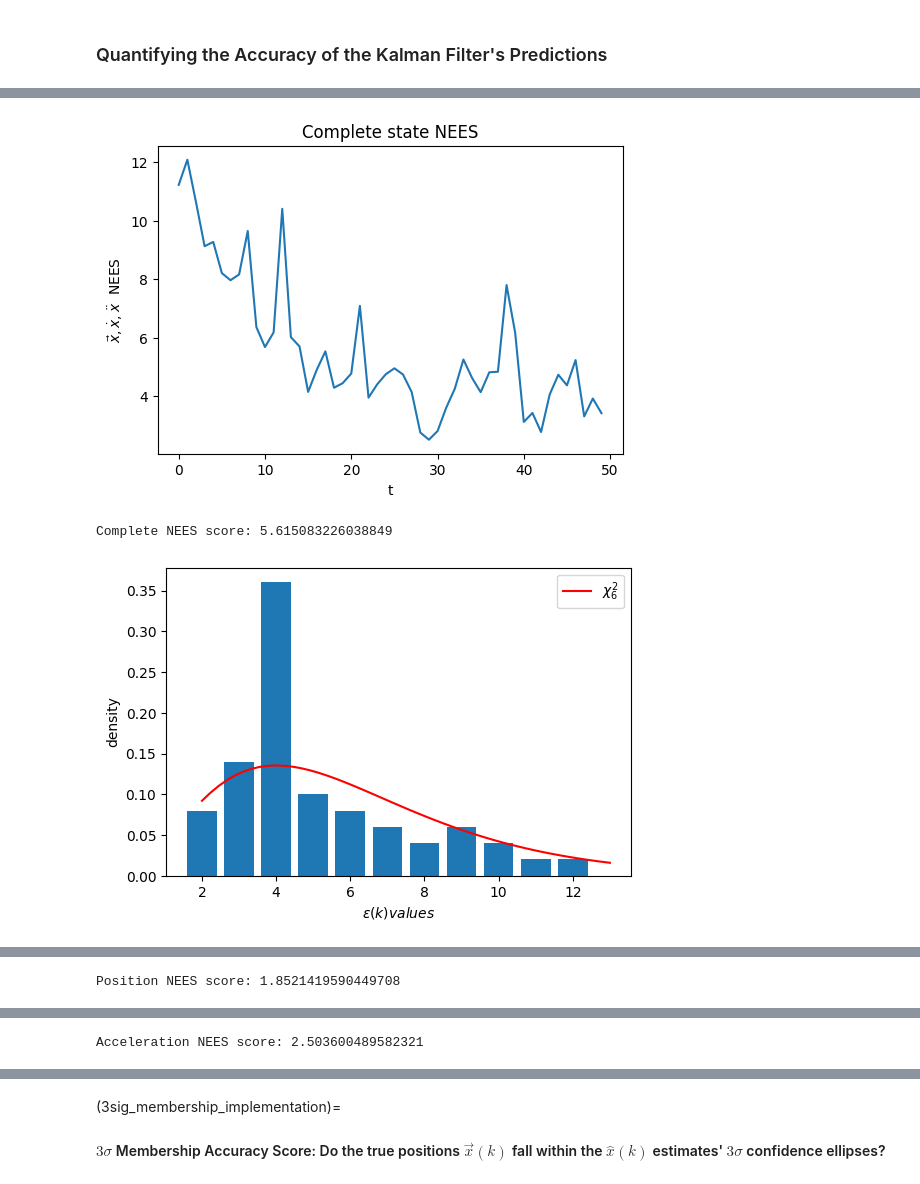
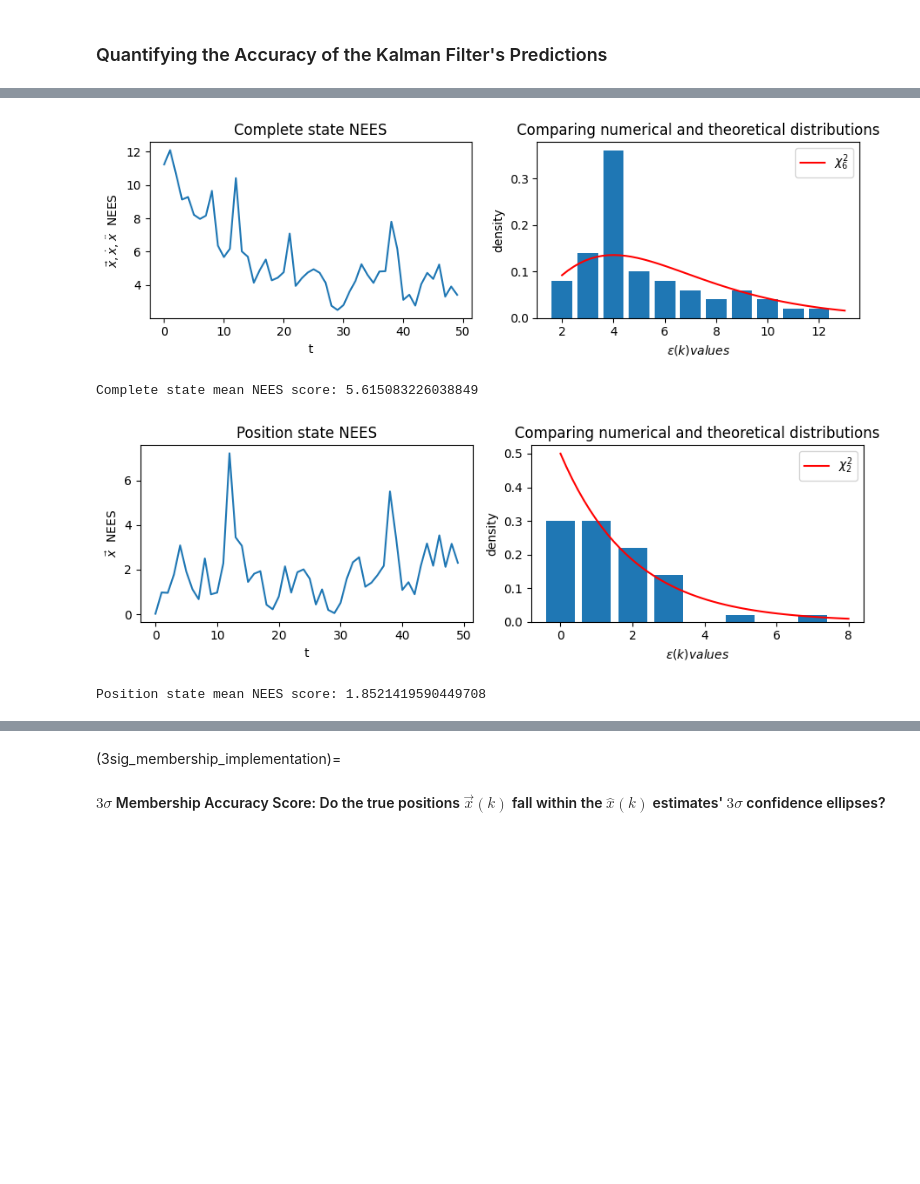
Before and after one commit to domoench/kalman, a Jupyter notebook: kalman/writeup.ipynb, the cells around one changed output, grey strips where cells are left out. Drawn from its saved outputs; the diff is of its cells as text; code cells hidden in the pictures; blank space fills up the shorter version.

```diff
--- a/kalman/writeup.ipynb
+++ b/kalman/writeup.ipynb
@@ -739,70 +740,76 @@ def mean_nees(true_xs, xs, Ps):
     return np.mean(nees_ts)
 
 ## COMPLETE state vector NEES
+fig, ax = plt.subplots(nrows=1, ncols=2, figsize=(9,3))
 nees_ts = nees_series(true_xs, xs, Ps)
-plt.plot(np.arange(0,N), nees_ts)
-plt.title('Complete state NEES')
-plt.xlabel('t')
-plt.ylabel(r'$\vec{x},\dot{x},\ddot{x}$  NEES')
-plt.show()
-
-# A 'good' NEES score is: the average value of the NEES timeseries is less than the dimension of the state vector
-print(f'Complete NEES score: {mean_nees(true_xs, xs, Ps)}')
+ax[0].plot(np.arange(0,N), nees_ts)
+ax[0].set_title('Complete state NEES')
+ax[0].set_xlabel('t')
+ax[0].set_ylabel(r'$\vec{x},\dot{x},\ddot{x}$  NEES')
 
 # Complete state NEES distribution compared to chi-2
 domain = (np.floor(np.min(nees_ts)), np.ceil(np.max(nees_ts)))
 # Set the number of histogram bins so each has width unity
 num_bins = int(domain[1] - domain[0])
 h_vals, bins = np.histogram(nees_ts, bins=num_bins, range=domain, density=True)
 plt.bar(bins[:-1], h_vals)
 domain_ls = np.linspace(domain[0],domain[1])
-plt.plot(domain_ls, chi2.pdf(domain_ls, df=6), color='r', label=r'$\chi^2_6$')
-plt.legend()
-plt.xlabel(r'$\epsilon(k) values$')
-plt.ylabel(r'density')
+ax[1].plot(domain_ls, chi2.pdf(domain_ls, df=6), color='r', label=r'$\chi^2_6$')
+ax[1].legend()
+ax[1].set_xlabel(r'$\epsilon(k) values$')
+ax[1].set_ylabel(r'density')
+ax[1].set_title('Comparing numerical and theoretical distributions')
+plt.tight_layout()
 plt.show()
+
+# A 'good' NEES score is: the average value of the NEES timeseries is less than the dimension of the state vector
+print(f'Complete state mean NEES score: {mean_nees(true_xs, xs, Ps)}')
 
 # POSITION NEES
 # The difference between the estimate and the true position state
 nees_ts = nees_series(true_xs_pos, xs_pos, Ps_pos)
-plt.plot(np.arange(0,N), nees_ts)
-plt.title('Position state NEES')
-plt.xlabel('t')
-plt.ylabel(r'$\vec{x}$  NEES')
-plt.show()
-print(f'Position NEES score: {mean_nees(true_xs_pos, xs_pos, Ps_pos)}')
+fig, ax = plt.subplots(nrows=1, ncols=2, figsize=(9,3))
+ax[0].plot(np.arange(0,N), nees_ts)
+ax[0].set_title('Position state NEES')
+ax[0].set_xlabel('t')
+ax[0].set_ylabel(r'$\vec{x}$  NEES')
 
 # Position NEES distribution compared to chi-2
 domain = (np.floor(np.min(nees_ts)), np.ceil(np.max(nees_ts)))
 # Set the number of histogram bins so each has width unity
 num_bins = int(domain[1] - domain[0])
 h_vals, bins = np.histogram(nees_ts, bins=num_bins, range=domain, density=True)
 plt.bar(bins[:-1], h_vals)
 domain_ls = np.linspace(domain[0],domain[1])
-plt.plot(domain_ls, chi2.pdf(domain_ls, df=2), color='r', label=r'$\chi^2_2$')
-plt.legend()
-plt.xlabel(r'$\epsilon(k) values$')
-plt.ylabel(r'density')
+ax[1].plot(domain_ls, chi2.pdf(domain_ls, df=2), color='r', label=r'$\chi^2_2$')
+ax[1].set_xlabel(r'$\epsilon(k) values$')
+ax[1].set_ylabel(r'density')
+ax[1].set_title('Comparing numerical and theoretical distributions')
+ax[1].legend()
+plt.tight_layout()
 plt.show()
+print(f'Position state mean NEES score: {mean_nees(true_xs_pos, xs_pos, Ps_pos)}')
 
 # VELOCITY NEES
 nees_ts = nees_series(true_xs_vel, xs_vel, Ps_vel)
-plt.plot(np.arange(0,N), nees_ts)
-plt.title('Velocity state NEES')
-plt.xlabel('t')
-plt.ylabel(r'$\dot{x}$  NEES')
-plt.show()
-print(f'Velocity NEES score: {mean_nees(true_xs_vel, xs_vel, Ps_vel)}')
+fig, ax = plt.subplots(nrows=1, ncols=2, figsize=(9,3))
+ax[0].plot(np.arange(0,N), nees_ts)
+ax[0].set_title('Velocity state NEES')
+ax[0].set_xlabel('t')
+ax[0].set_ylabel(r'$\dot{x}$  NEES')
 
 # ACCELERATION NEES
 nees_ts = nees_series(true_xs_acc, xs_acc, Ps_acc)
-plt.plot(np.arange(0,N), nees_ts)
-plt.title('Acceleration state NEES')
-plt.xlabel('t')
-plt.ylabel(r'$\ddot{x}$  NEES')
+ax[1].plot(np.arange(0,N), nees_ts)
+ax[1].set_title('Acceleration state NEES')
+ax[1].set_xlabel('t')
+ax[1].set_ylabel(r'$\ddot{x}$  NEES')
+plt.tight_layout()
 plt.show()
-print(f'Acceleration NEES score: {mean_nees(true_xs_acc, xs_acc, Ps_acc)}')
+print(f'Velocity state mean NEES score: {mean_nees(true_xs_vel, xs_vel, Ps_vel)}')
+print(f'Acceleration state mean NEES score: {mean_nees(true_xs_acc, xs_acc, Ps_acc)}')
 # %% [output]
-[figure, old version]
+[figure, new version]
-Complete NEES score: 5.615083226038849
+Complete state mean NEES score: 5.615083226038849
-[figure, old version]
+[figure, new version]
+Position state mean NEES score: 1.8521419590449708
@@ -810 +816,0 @@ Complete NEES score: 5.615083226038849
-Position NEES score: 1.8521419590449708
@@ -815,4 +819,3 @@ Velocity NEES score: 2.893379246281296
-Acceleration NEES score: 2.503600489582321
 # %% [markdown]
 Above we have shown:
 - The full state vector $\vec{x}$ (as well as the split out position, velocity, and accelerate state 2-tuples) comply with the $\chi^2_k$ distributions, and that the average value of the NEES series is less than the number of elements in the respective state vector.
```
Also changed, not shown: parts of 7 cells of this notebook, 1 other file.
